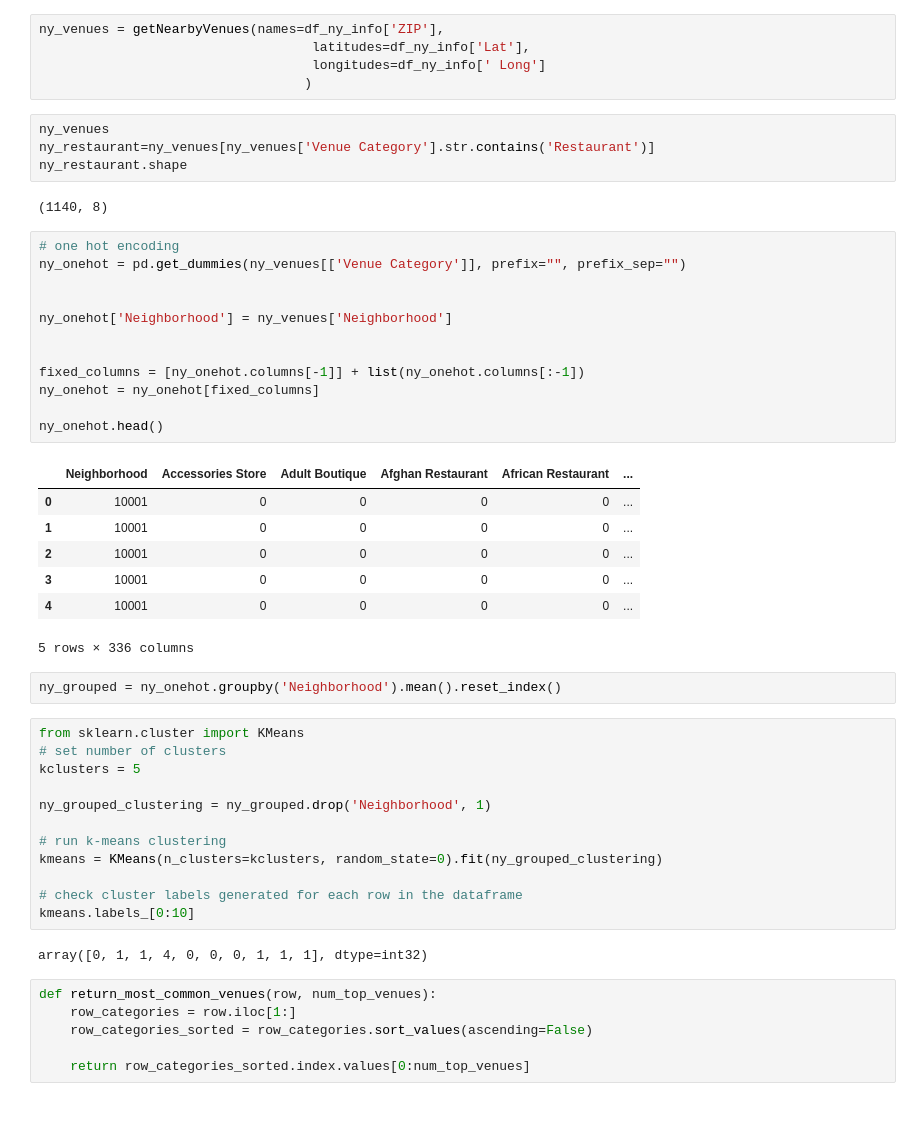
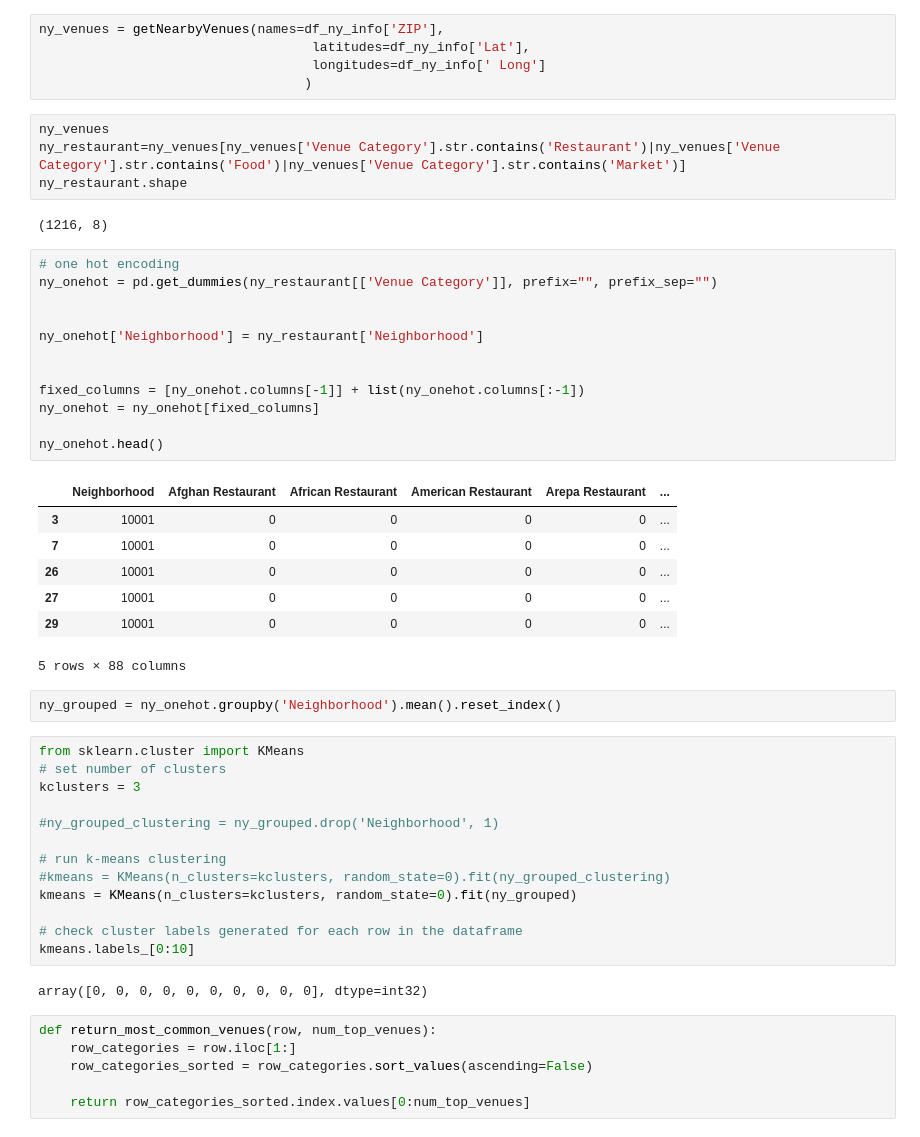
Before and after one commit to ymurali11/Coursera_Capstone, a Jupyter notebook: Battle of Neighborhood.ipynb, the cells around one changed output. Saved outputs shown, nothing was run; the diff lists cells and outputs as text.

```diff
--- a/Battle of Neighborhood.ipynb
+++ b/Battle of Neighborhood.ipynb
@@ -124,46 +124,47 @@ ny_venues = getNearbyVenues(names=df_ny_info['ZIP'],
                                   )
 # %%
 ny_venues
-ny_restaurant=ny_venues[ny_venues['Venue Category'].str.contains('Restaurant')]
+ny_restaurant=ny_venues[ny_venues['Venue Category'].str.contains('Restaurant')|ny_venues['Venue Category'].str.contains('Food')|ny_venues['Venue Category'].str.contains('Market')]
 ny_restaurant.shape
 # %% [output]
-(1140, 8)
+(1216, 8)
 # %%
 # one hot encoding
-ny_onehot = pd.get_dummies(ny_venues[['Venue Category']], prefix="", prefix_sep="")
+ny_onehot = pd.get_dummies(ny_restaurant[['Venue Category']], prefix="", prefix_sep="")
 
 
-ny_onehot['Neighborhood'] = ny_venues['Neighborhood']
+ny_onehot['Neighborhood'] = ny_restaurant['Neighborhood']
 
 
 fixed_columns = [ny_onehot.columns[-1]] + list(ny_onehot.columns[:-1])
 ny_onehot = ny_onehot[fixed_columns]
 
 ny_onehot.head()
 # %% [output]
-|  | Neighborhood | Accessories Store | Adult Boutique | Afghan Restaurant | African Restaurant | ... |
-| 0 | 10001 | 0 | 0 | 0 | 0 | ... |
-| 1 | 10001 | 0 | 0 | 0 | 0 | ... |
-| 2 | 10001 | 0 | 0 | 0 | 0 | ... |
+|  | Neighborhood | Afghan Restaurant | African Restaurant | American Restaurant | Arepa Restaurant | ... |
 | 3 | 10001 | 0 | 0 | 0 | 0 | ... |
-| 4 | 10001 | 0 | 0 | 0 | 0 | ... |
+| 7 | 10001 | 0 | 0 | 0 | 0 | ... |
+| 26 | 10001 | 0 | 0 | 0 | 0 | ... |
+| 27 | 10001 | 0 | 0 | 0 | 0 | ... |
+| 29 | 10001 | 0 | 0 | 0 | 0 | ... |
-5 rows × 336 columns
+5 rows × 88 columns
 # %%
 ny_grouped = ny_onehot.groupby('Neighborhood').mean().reset_index()
 # %%
 from sklearn.cluster import KMeans
 # set number of clusters
-kclusters = 5
+kclusters = 3
 
-ny_grouped_clustering = ny_grouped.drop('Neighborhood', 1)
+#ny_grouped_clustering = ny_grouped.drop('Neighborhood', 1)
 
 # run k-means clustering
-kmeans = KMeans(n_clusters=kclusters, random_state=0).fit(ny_grouped_clustering)
+#kmeans = KMeans(n_clusters=kclusters, random_state=0).fit(ny_grouped_clustering)
+kmeans = KMeans(n_clusters=kclusters, random_state=0).fit(ny_grouped)
 
 # check cluster labels generated for each row in the dataframe
 kmeans.labels_[0:10]
 # %% [output]
-array([0, 1, 1, 4, 0, 0, 0, 1, 1, 1], dtype=int32)
+array([0, 0, 0, 0, 0, 0, 0, 0, 0, 0], dtype=int32)
 # %%
 def return_most_common_venues(row, num_top_venues):
     row_categories = row.iloc[1:]
```
Also changed, not shown: parts of 10 cells of this notebook.
